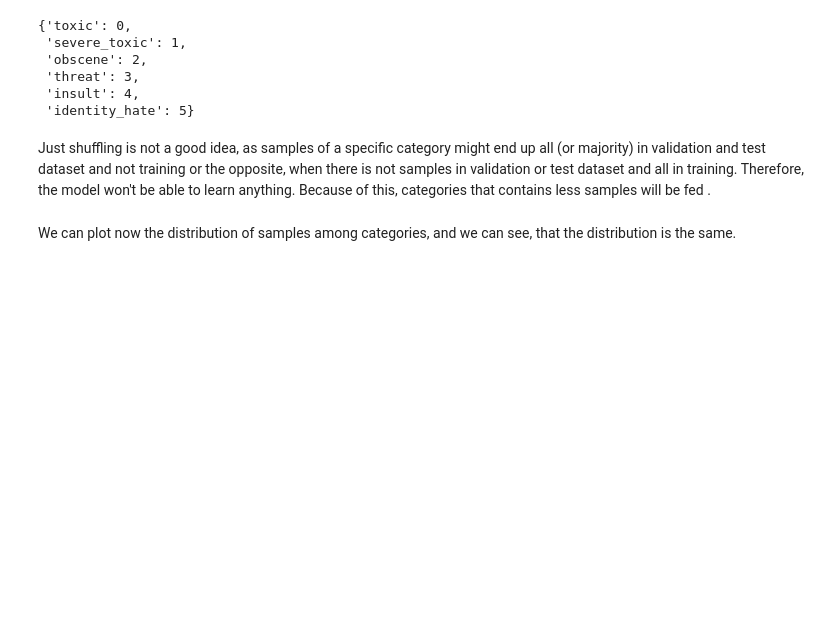
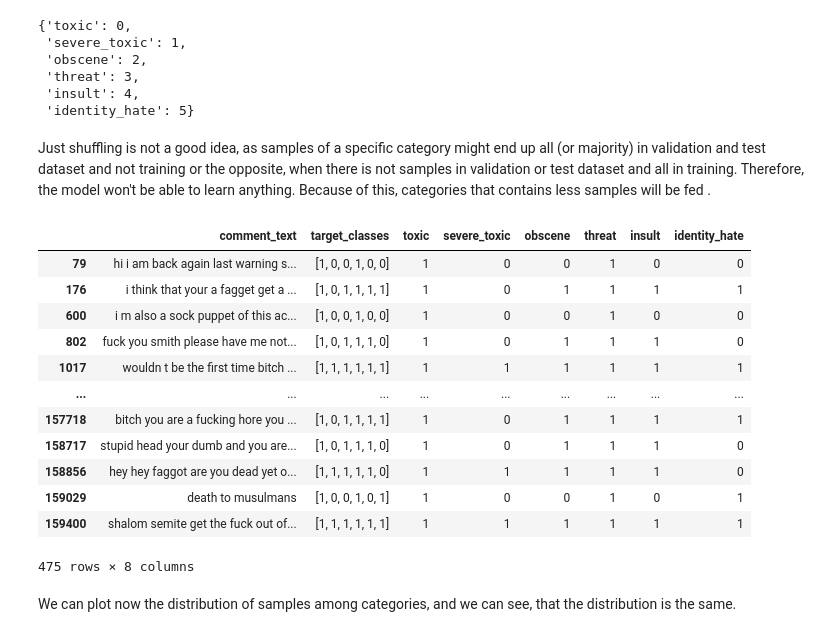
Before and after one commit to AresDan/ProjectX, a Jupyter notebook: Final_ProjectX_Interview.ipynb, the cells around one changed output. Cells and saved outputs as stored; diff of their text form; code cells hidden in the pictures; blank space fills up the shorter version.

```diff
--- a/Final_ProjectX_Interview.ipynb
+++ b/Final_ProjectX_Interview.ipynb
@@ -265,6 +267,22 @@ class DatasetClass(Dataset):
         }
 # %% [markdown]
 Just shuffling is not a good idea, as samples of a specific category might end up all (or majority) in validation and test dataset and not training or the opposite, when there is not samples in validation or test dataset and all in training. Therefore, the model won't be able to learn anything. Because of this, categories that contains less samples will be fed .
+# %%
+tmp[tmp['threat'] == 1]
+# %% [output]
+|  | comment_text | target_classes | toxic | severe_toxic | obscene | threat | insult | identity_hate |
+| 79 | hi i am back again last warning s... | [1, 0, 0, 1, 0, 0] | 1 | 0 | 0 | 1 | 0 | 0 |
+| 176 | i think that your a fagget get a ... | [1, 0, 1, 1, 1, 1] | 1 | 0 | 1 | 1 | 1 | 1 |
+| 600 | i m also a sock puppet of this ac... | [1, 0, 0, 1, 0, 0] | 1 | 0 | 0 | 1 | 0 | 0 |
+| 802 | fuck you smith please have me not... | [1, 0, 1, 1, 1, 0] | 1 | 0 | 1 | 1 | 1 | 0 |
+| 1017 | wouldn t be the first time bitch ... | [1, 1, 1, 1, 1, 1] | 1 | 1 | 1 | 1 | 1 | 1 |
+| ... | ... | ... | ... | ... | ... | ... | ... | ... |
+| 157718 | bitch you are a fucking hore you ... | [1, 0, 1, 1, 1, 1] | 1 | 0 | 1 | 1 | 1 | 1 |
+| 158717 | stupid head your dumb and you are... | [1, 0, 1, 1, 1, 0] | 1 | 0 | 1 | 1 | 1 | 0 |
+| 158856 | hey hey faggot are you dead yet o... | [1, 1, 1, 1, 1, 0] | 1 | 1 | 1 | 1 | 1 | 0 |
+| 159029 | death to musulmans | [1, 0, 0, 1, 0, 1] | 1 | 0 | 0 | 1 | 0 | 1 |
+| 159400 | shalom semite get the fuck out of... | [1, 1, 1, 1, 1, 1] | 1 | 1 | 1 | 1 | 1 | 1 |
+475 rows × 8 columns
 # %%
 def get_datasets(df):
     '''
```
Also changed, not shown: parts of 9 cells of this notebook.
